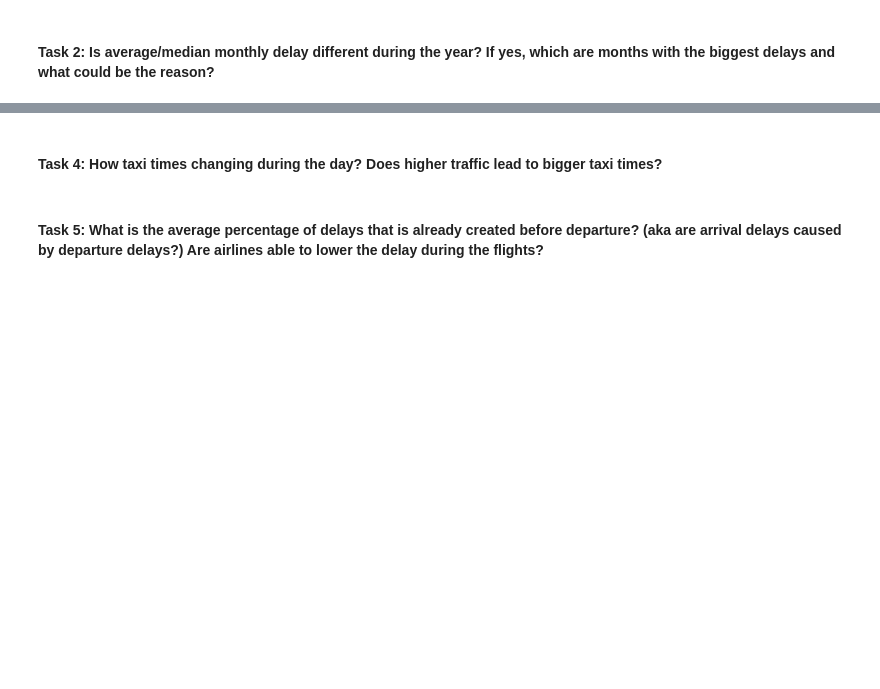
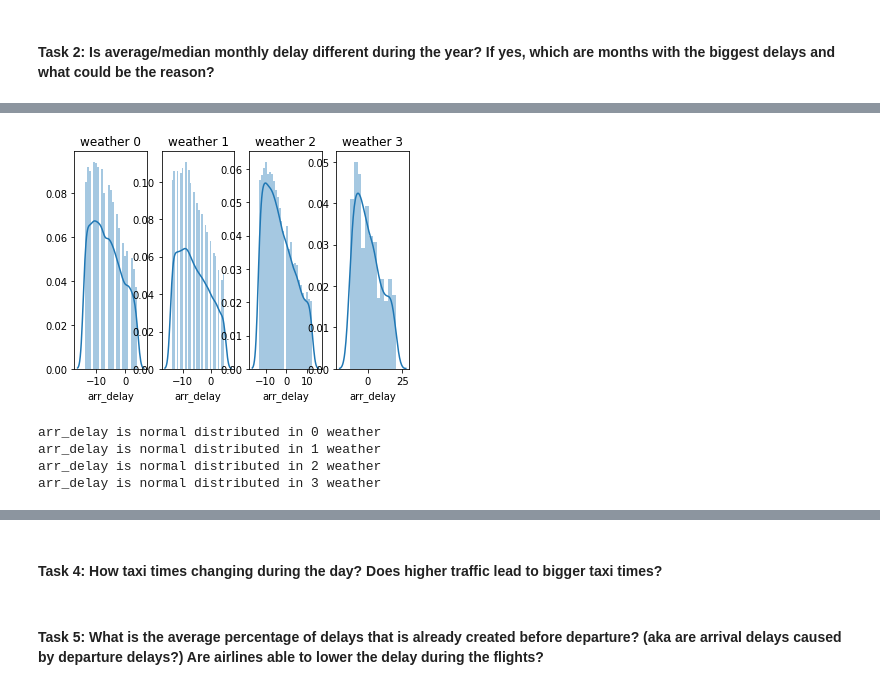
Before and after one commit to Einhard6176/FlightDelayPredictor, a Jupyter notebook: EDA/exploratory_analysis.ipynb, the cells around one changed output, grey strips where cells are left out. Cells and saved outputs as stored; diff of their text form; code cells hidden in the pictures; blank space fills up the shorter version.

```diff
--- a/EDA/exploratory_analysis.ipynb
+++ b/EDA/exploratory_analysis.ipynb
@@ -309,0 +139,11 @@ ll = 'Minneapolis, MN	'
+# %%
+fig = plt.figure()
+
+for i in set(weather_code):
+    plt.subplot(1, len(set(weather_code)), i+1)
+    sns.distplot(weather_delay[i])
+    plt.title(f'weather {i}')
+
+plt.show()
+# %% [output]
+[figure, added]
@@ -309,0 +155,12 @@ ll = 'Minneapolis, MN	'
+# %%
+for i in set(weather_code):
+    stat,p=stats.shapiro(weather_delay[i])
+    if p<0.05:
+        print(f'arr_delay is normal distributed in {i} weather')
+    else:
+        print('not_distributed')
+# %% [output]
+arr_delay is normal distributed in 0 weather
+arr_delay is normal distributed in 1 weather
+arr_delay is normal distributed in 2 weather
+arr_delay is normal distributed in 3 weather
```
Also changed, not shown: parts of 95 cells of this notebook, 5 other files.
